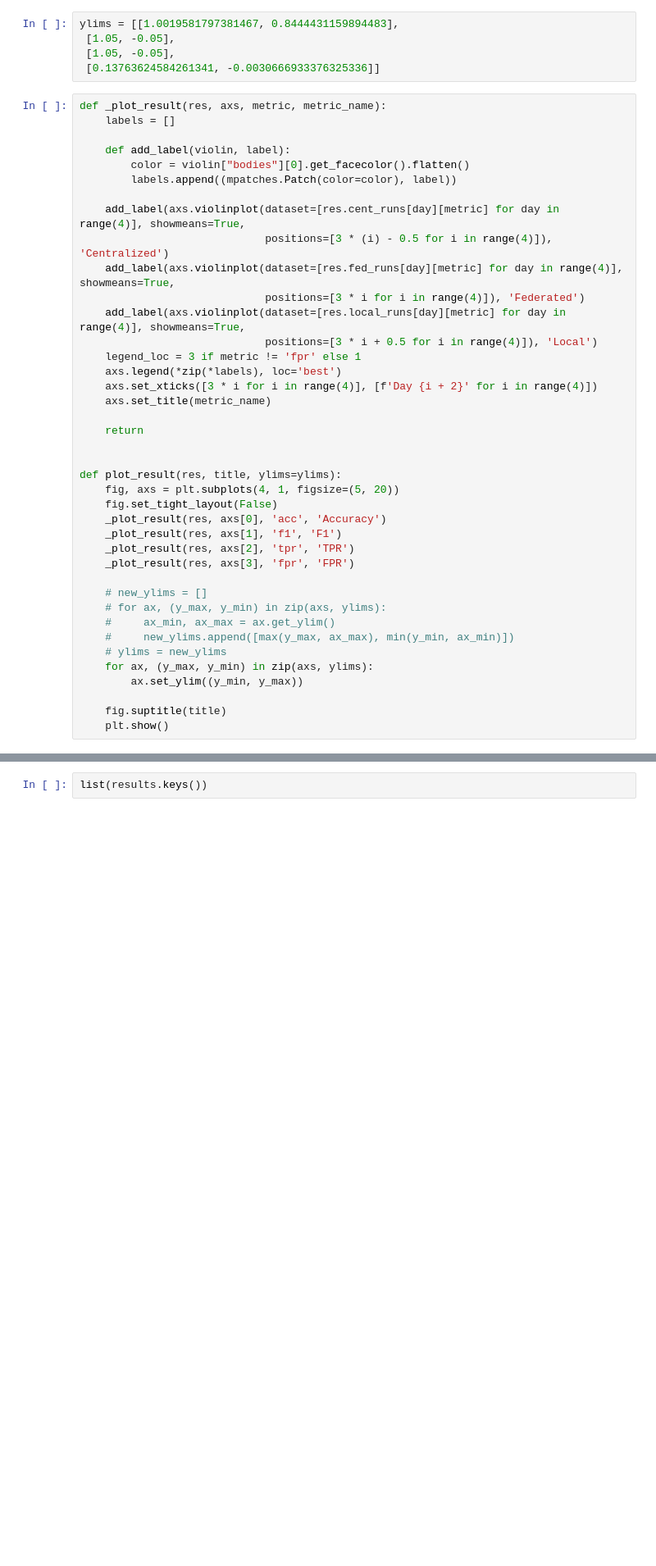
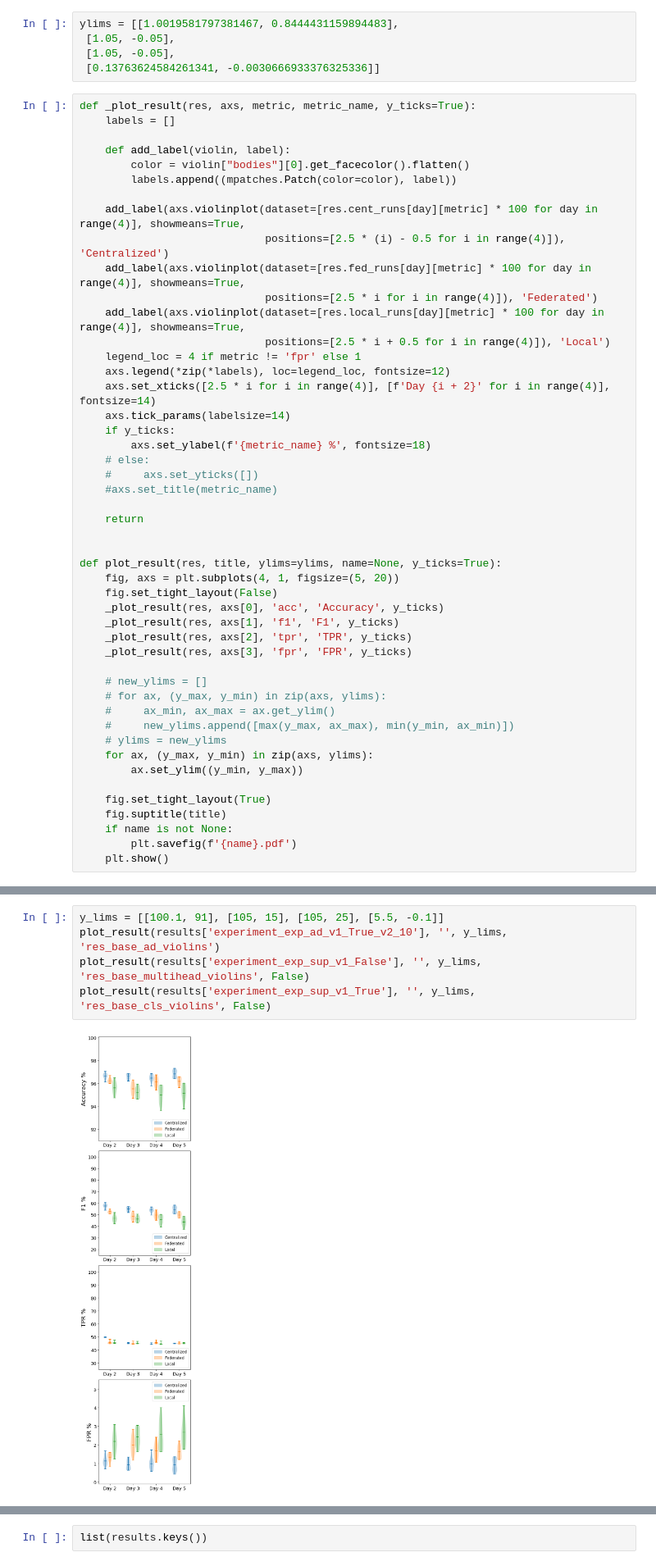
Before and after one commit to stratosphereips/feel_project, a Jupyter notebook: analysis/experiment_results.ipynb, the cells around one changed output, grey strips where cells are left out. Shown at 82% size. Drawn from its saved outputs; the diff is of its cells as text; blank space fills up the shorter version.

```diff
--- a/analysis/experiment_results.ipynb
+++ b/analysis/experiment_results.ipynb
@@ -343,34 +312,39 @@ ylims = [[1.0019581797381467, 0.8444431159894483],
  [1.05, -0.05],
  [0.13763624584261341, -0.0030666933376325336]]
 # %%
-def _plot_result(res, axs, metric, metric_name):
+def _plot_result(res, axs, metric, metric_name, y_ticks=True):
     labels = []
 
     def add_label(violin, label):
         color = violin["bodies"][0].get_facecolor().flatten()
         labels.append((mpatches.Patch(color=color), label))
 
-    add_label(axs.violinplot(dataset=[res.cent_runs[day][metric] for day in range(4)], showmeans=True,
-                             positions=[3 * (i) - 0.5 for i in range(4)]), 'Centralized')
-    add_label(axs.violinplot(dataset=[res.fed_runs[day][metric] for day in range(4)], showmeans=True,
-                             positions=[3 * i for i in range(4)]), 'Federated')
-    add_label(axs.violinplot(dataset=[res.local_runs[day][metric] for day in range(4)], showmeans=True,
-                             positions=[3 * i + 0.5 for i in range(4)]), 'Local')
-    legend_loc = 3 if metric != 'fpr' else 1
-    axs.legend(*zip(*labels), loc='best')
-    axs.set_xticks([3 * i for i in range(4)], [f'Day {i + 2}' for i in range(4)])
-    axs.set_title(metric_name)
+    add_label(axs.violinplot(dataset=[res.cent_runs[day][metric] * 100 for day in range(4)], showmeans=True,
+                             positions=[2.5 * (i) - 0.5 for i in range(4)]), 'Centralized')
+    add_label(axs.violinplot(dataset=[res.fed_runs[day][metric] * 100 for day in range(4)], showmeans=True,
+                             positions=[2.5 * i for i in range(4)]), 'Federated')
+    add_label(axs.violinplot(dataset=[res.local_runs[day][metric] * 100 for day in range(4)], showmeans=True,
+                             positions=[2.5 * i + 0.5 for i in range(4)]), 'Local')
+    legend_loc = 4 if metric != 'fpr' else 1
+    axs.legend(*zip(*labels), loc=legend_loc, fontsize=12)
+    axs.set_xticks([2.5 * i for i in range(4)], [f'Day {i + 2}' for i in range(4)], fontsize=14)
+    axs.tick_params(labelsize=14)
+    if y_ticks:
+        axs.set_ylabel(f'{metric_name} %', fontsize=18)
+    # else:
+    #     axs.set_yticks([])
+    #axs.set_title(metric_name)
 
     return
 
 
-def plot_result(res, title, ylims=ylims):
+def plot_result(res, title, ylims=ylims, name=None, y_ticks=True):
     fig, axs = plt.subplots(4, 1, figsize=(5, 20))
     fig.set_tight_layout(False)
-    _plot_result(res, axs[0], 'acc', 'Accuracy')
-    _plot_result(res, axs[1], 'f1', 'F1')
-    _plot_result(res, axs[2], 'tpr', 'TPR')
-    _plot_result(res, axs[3], 'fpr', 'FPR')
+    _plot_result(res, axs[0], 'acc', 'Accuracy', y_ticks)
+    _plot_result(res, axs[1], 'f1', 'F1', y_ticks)
+    _plot_result(res, axs[2], 'tpr', 'TPR', y_ticks)
+    _plot_result(res, axs[3], 'fpr', 'FPR', y_ticks)
 
     # new_ylims = []
     # for ax, (y_max, y_min) in zip(axs, ylims):
@@ -380,5 +354,8 @@ def plot_result(res, title, ylims=ylims):
     for ax, (y_max, y_min) in zip(axs, ylims):
         ax.set_ylim((y_min, y_max))
 
+    fig.set_tight_layout(True)
     fig.suptitle(title)
+    if name is not None:
+        plt.savefig(f'{name}.pdf')
     plt.show()
@@ -386,0 +362,7 @@ results = {exp: ExperimentResult(experiments_dir / exp) for exp in experiments}
+# %%
+y_lims = [[100.1, 91], [105, 15], [105, 25], [5.5, -0.1]]
+plot_result(results['experiment_exp_ad_v1_True_v2_10'], '', y_lims, 'res_base_ad_violins')
+plot_result(results['experiment_exp_sup_v1_False'], '', y_lims, 'res_base_multihead_violins', False)
+plot_result(results['experiment_exp_sup_v1_True'], '', y_lims, 'res_base_cls_violins', False)
+# %% [output]
+[figure, added]
```
Also changed, not shown: parts of 23 cells of this notebook, 19 other files.
